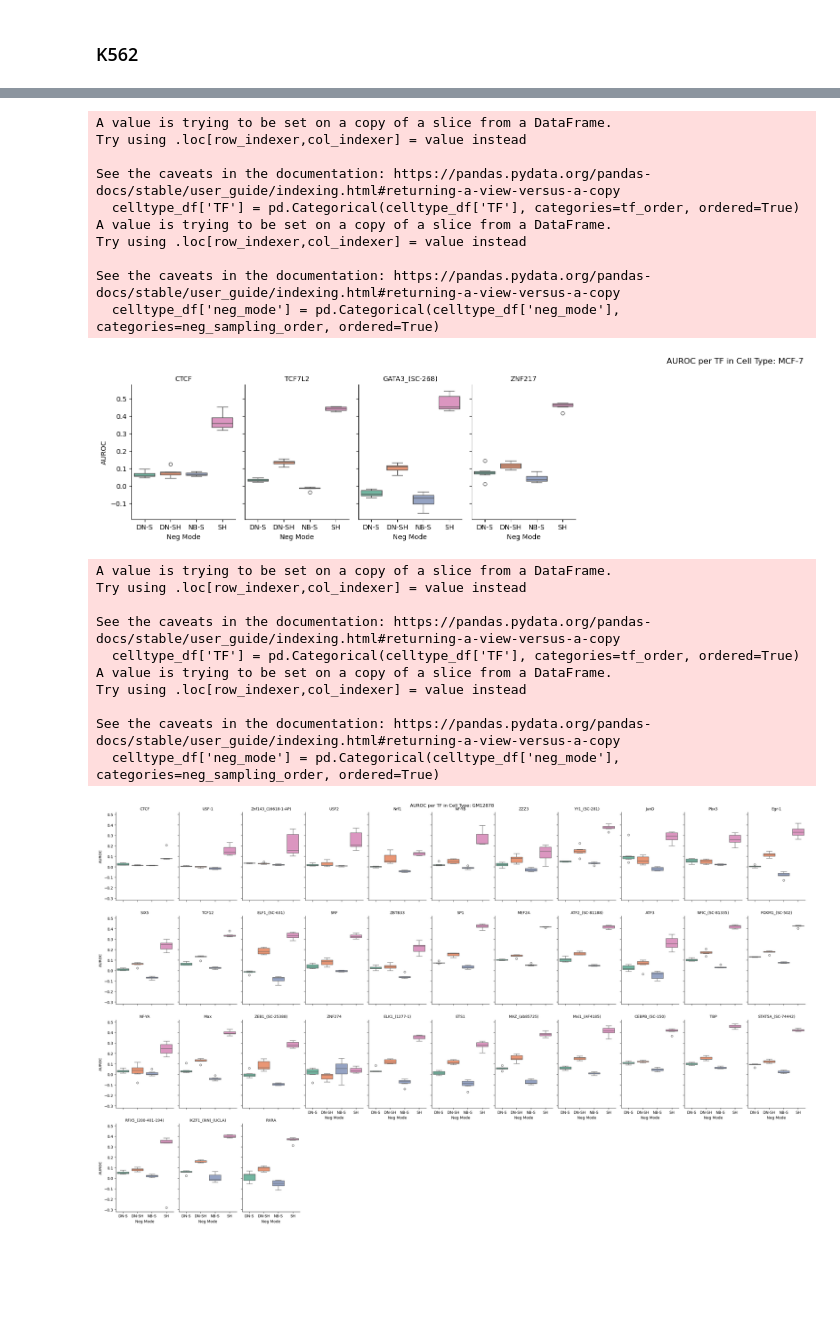
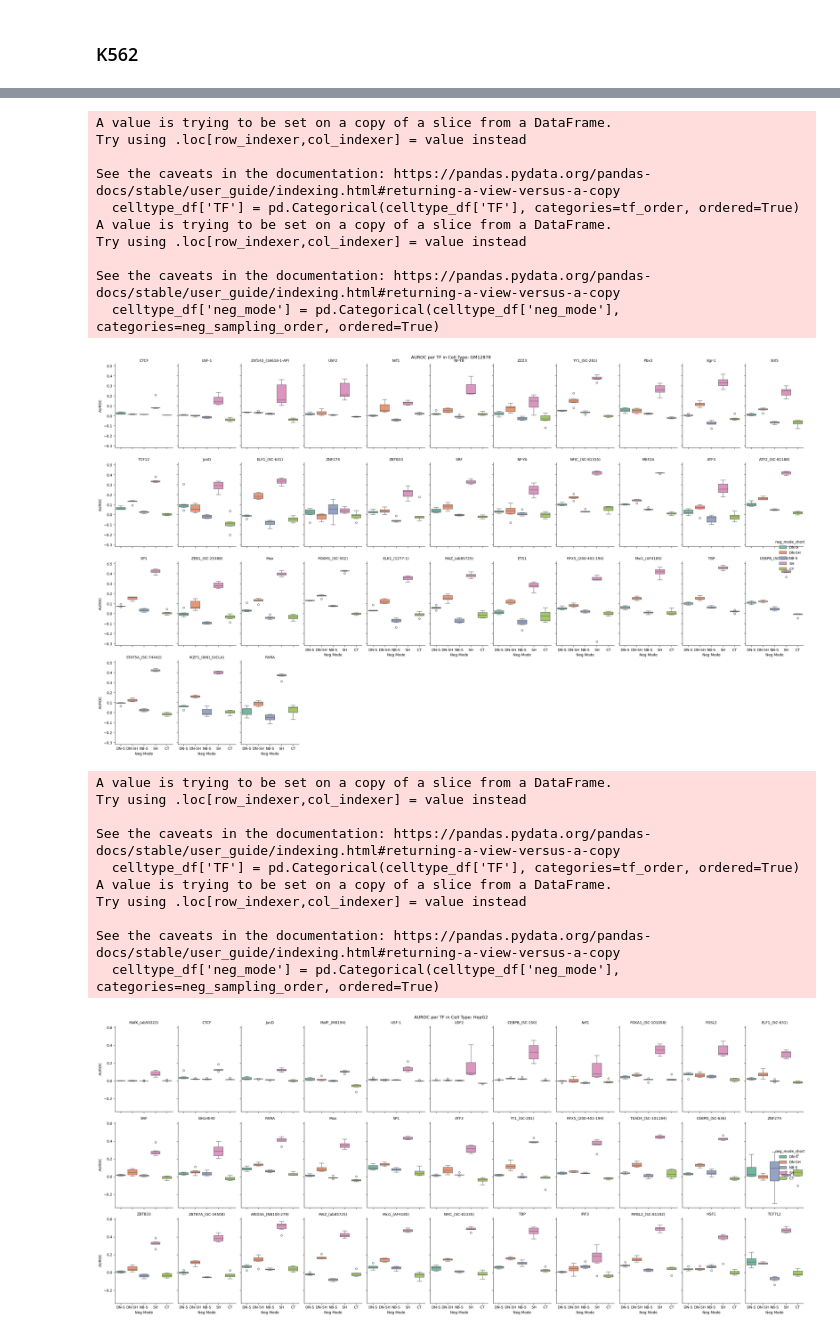
Before and after one commit to NatanTourne/TFBS-negatives, a Jupyter notebook: Results/20250526_full_run_2.ipynb, the cells around one changed output, grey strips where cells are left out. Cells and saved outputs as stored; diff of their text form; code cells hidden in the pictures; blank space fills up the shorter version.

```diff
--- a/Results/20250526_full_run_2.ipynb
+++ b/Results/20250526_full_run_2.ipynb
@@ -52,5 +48,11 @@ wandb: WARNING A graphql request initiated by the public wandb API timed out (ti
 # %%
 results_df = pd.DataFrame(results)
+results_df = results_df[results_df['group_name'].isin(["full_run_2", "full_run_2_ct"])]
+HQ_results = pd.DataFrame(results)
+HQ_results = HQ_results[HQ_results['group_name'] == "full_run_2_HQ"]
+HQ_results["neg_mode"] = "HQ training"
+HQ_results = HQ_results.rename(columns={"AUROC": "AUROC_HQ", "AUROC_HQ": "AUROC"})
+HQ_results = HQ_results[HQ_results['celltype'].isin(['A549', 'GM12878', 'K562', 'HepG2'])]
+# Merge results_df with HQ_results, aligning columns as needed
+results_df = pd.concat([results_df, HQ_results], ignore_index=True)
-# %%
-results_df = results_df[results_df['group_name'] == "full_run_2"]
 # %%
@@ -133,6 +129,6 @@ THese have issues!:
 # %%
 # Filter out TFs with less than 24 samples
-results_df = results_df.groupby('TF').filter(lambda x: len(x) >= 24)
+results_df = results_df.groupby('celltype_TF').filter(lambda x: len(x) >= 36) #! ONLY TAKE THE 4 BIG CELL TYPES
 # %%
 results_df["celltype"].value_counts()
 # %% [output]
@@ -411,7 +420,7 @@ mean_auroc_per_tf = celltype_df.groupby('TF')['AUROC'].mean().sort_values(ascend
 tf_order = mean_auroc_per_tf.index.tolist()
 
 # Create a custom order for neg_sampling types
-neg_sampling_order = ['dinucl_sampled', 'dinucl_shuffled', 'neighbors', 'shuffled']
+neg_sampling_order = ['dinucl_sampled', 'dinucl_shuffled', 'neighbors', 'shuffled', "celltype", "HQ training"]
 
 # Sort the DataFrame by TF (using the custom order) and neg_sampling type
 celltype_df['TF'] = pd.Categorical(celltype_df['TF'], categories=tf_order, ordered=True)
@@ -435,12 +444,14 @@ neg_mode_labels = {
     'dinucl_sampled': 'DN-S',
     'dinucl_shuffled': 'DN-SH',
     'neighbors': 'NB-S',
-    'shuffled': 'SH'
+    'shuffled': 'SH',
+    'celltype': 'CT',
+    'HQ training': 'HQ'
 }
 
 # Apply and order short labels
 melted_df['neg_mode_short'] = melted_df['neg_mode'].map(neg_mode_labels)
-neg_mode_order = ['DN-S', 'DN-SH', 'NB-S', 'SH']
+neg_mode_order = ['DN-S', 'DN-SH', 'NB-S', 'SH', 'CT', 'HQ']
 melted_df['neg_mode_short'] = pd.Categorical(melted_df['neg_mode_short'], categories=neg_mode_order, ordered=True)
 
 # Create the catplot
@@ -451,7 +462,7 @@ g = sns.catplot(
     y='AUROC_value',
     hue='auroc_metric',
     kind='box',
-    col_wrap=7,
+    col_wrap=11,
     height=4,
     aspect=0.6,
     palette='Set2'
@@ -655,7 +508,7 @@ for celltype in unique_celltypes:
     tf_order = mean_auroc_per_tf.index.tolist()
 
     # Create a custom order for neg_sampling types
-    neg_sampling_order = ['dinucl_sampled', 'dinucl_shuffled', 'neighbors', 'shuffled']
+    neg_sampling_order = ['dinucl_sampled', 'dinucl_shuffled', 'neighbors', 'shuffled', "celltype"]
 
     # Sort the DataFrame by TF (using the custom order) and neg_sampling type
     celltype_df['TF'] = pd.Categorical(celltype_df['TF'], categories=tf_order, ordered=True)
@@ -668,12 +521,14 @@ for celltype in unique_celltypes:
         'dinucl_sampled': 'DN-S',
         'dinucl_shuffled': 'DN-SH',
         'neighbors': 'NB-S',
-        'shuffled': 'SH'
+        'shuffled': 'SH',
+        'celltype': 'CT',
+        'HQ training': 'HQ'
     }
 
     # Apply and order short labels
     celltype_df['neg_mode_short'] = celltype_df['neg_mode'].map(neg_mode_labels)
-    neg_mode_order = ['DN-S', 'DN-SH', 'NB-S', 'SH']
+    neg_mode_order = ['DN-S', 'DN-SH', 'NB-S', 'SH', 'CT']
     celltype_df['neg_mode_short'] = pd.Categorical(celltype_df['neg_mode_short'], categories=neg_mode_order, ordered=True)
 
     # Create the catplot
@@ -686,34 +541,34 @@ for celltype in unique_celltypes:
         kind='box',
         col_wrap=11,
         height=4,
         aspect=0.6,
         palette='Set2'
     )
 
     # Titles and labels
     g.set_titles(col_template="{col_name}")
     g.set_axis_labels("Neg Mode", "AUROC")
 
     # Fix x-tick rotation manually
     # for ax in g.axes.flatten():
     #     for label in ax.get_xticklabels():
     #         label.set_rotation(90)
     #     ax.axhline(0.5, linestyle='--', color='red', linewidth=1)
     g.fig.suptitle(f"AUROC per TF in Cell Type: {celltype}")
     plt.tight_layout()
     plt.show()
 # %% [output]
 A value is trying to be set on a copy of a slice from a DataFrame.
 Try using .loc[row_indexer,col_indexer] = value instead
 
 See the caveats in the documentation: https://pandas.pydata.org/pandas-docs/stable/user_guide/indexing.html#returning-a-view-versus-a-copy
   celltype_df['TF'] = pd.Categorical(celltype_df['TF'], categories=tf_order, ordered=True)
 A value is trying to be set on a copy of a slice from a DataFrame.
 Try using .loc[row_indexer,col_indexer] = value instead
 
 See the caveats in the documentation: https://pandas.pydata.org/pandas-docs/stable/user_guide/indexing.html#returning-a-view-versus-a-copy
   celltype_df['neg_mode'] = pd.Categorical(celltype_df['neg_mode'], categories=neg_sampling_order, ordered=True)
-[figure, old version]
+[figure, new version]
 A value is trying to be set on a copy of a slice from a DataFrame.
 Try using .loc[row_indexer,col_indexer] = value instead
 
@@ -724,7 +579,7 @@ Try using .loc[row_indexer,col_indexer] = value instead
 
 See the caveats in the documentation: https://pandas.pydata.org/pandas-docs/stable/user_guide/indexing.html#returning-a-view-versus-a-copy
   celltype_df['neg_mode'] = pd.Categorical(celltype_df['neg_mode'], categories=neg_sampling_order, ordered=True)
-[figure, old version]
+[figure, new version]
 A value is trying to be set on a copy of a slice from a DataFrame.
 Try using .loc[row_indexer,col_indexer] = value instead
 
```
Also changed, not shown: parts of 59 cells of this notebook, 14 other files.
